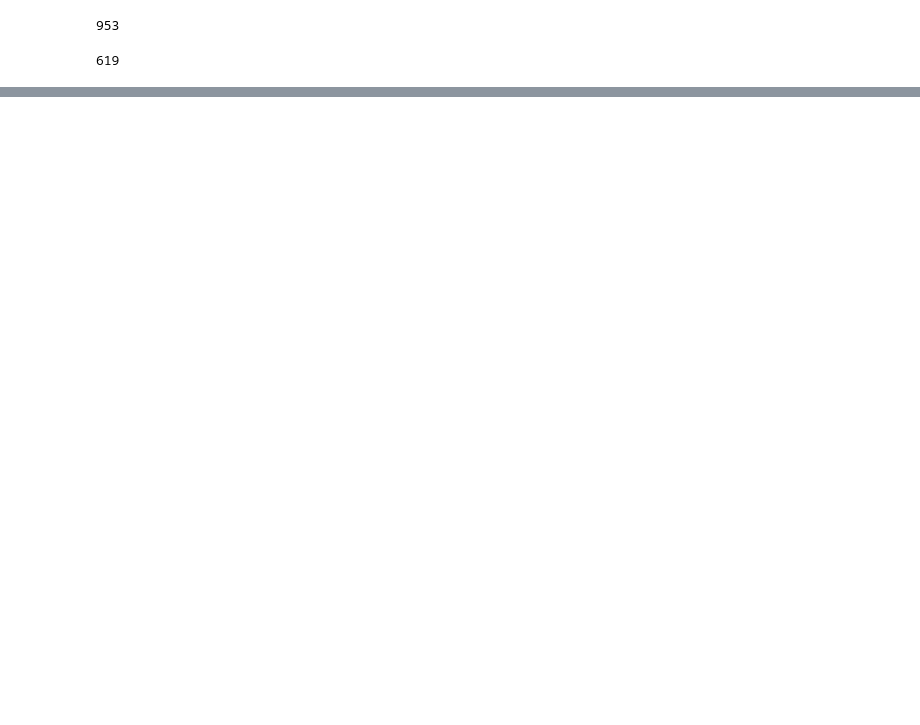
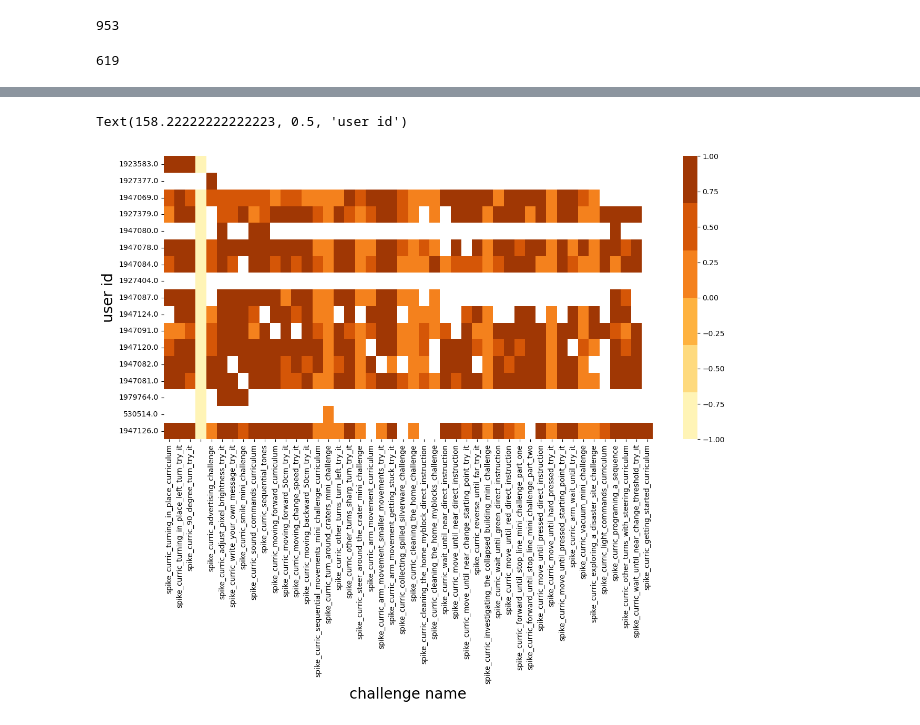
Before and after one commit to cmroboticsacademy/facilitate, a Jupyter notebook: episodes_vs_programs.ipynb, the cells around one changed output, grey strips where cells are left out. Drawn from its saved outputs; the diff is of its cells as text; code cells hidden in the pictures; blank space fills up the shorter version.

Commit message:
heatmap of struggle

```diff
--- a/episodes_vs_programs.ipynb
+++ b/episodes_vs_programs.ipynb
@@ -28,10 +29,16 @@ class Episode():
         self.passing = False
         self.programming_interface = pd.DataFrame()
         self.episode_data = pd.DataFrame()
-    def __init__(self, pi:pd.DataFrame, ed:pd.DataFrame, passing:bool):
+        self.program = ""
+        self.challenge_name = ""
+    def __init__(self, pi:pd.DataFrame, ed:pd.DataFrame, passing:bool, program_rep:str, challenge_name:str):
         self.passing = passing
         self.programming_interface = pi
         self.episode_data = ed
+        self.program = program_rep
+        self.challenge_name = challenge_name
+    def __str__(self):
+        return str(ed)
 # %%
 def parse_raw_data_frames(row:int) -> pd.DataFrame:
     frames = raw_data.frames[row]
@@ -106,0 +103,30 @@ other_actors
+# %%
+heatmap_ratio = pd.DataFrame() # rows are user id, columns are session, values are episode pass rate
+heatmap_tries = pd.DataFrame()
+# TODO: assumption is that user runs each challenge once
+
+for user_id, sessions_list in organized_sessions.items():
+    for i, session in enumerate(sessions_list):
+        if len(session) > 0:
+            challenge = session[0].challenge_name
+        else:
+            challenge = "no episodes"
+        num_unique_starts = 0
+        num_unique_passes = 0
+        for j, episode in enumerate(session):
+            if episode.program != "":
+                if num_unique_starts == 0:
+                    num_unique_starts += 1
+                    if episode.passing:
+                        num_unique_passes += 1
+                else:
+                    if episode.program != session[j-1].program:
+                        num_unique_starts += 1
+                        if episode.passing:
+                            num_unique_passes += 1
+        if num_unique_starts != 0:
+            heatmap_ratio.loc[user_id,challenge] = num_unique_passes / num_unique_starts
+
+        else:
+            heatmap_ratio.loc[user_id,challenge] = -1
+        heatmap_tries.loc[user_id,challenge] = num_unique_starts
@@ -106,0 +156,9 @@ other_actors
+# %%
+plt.figure(figsize=(15,7))
+p = sns.heatmap(heatmap_ratio,
+           cmap=sns.color_palette("YlOrBr"))
+p.set_xlabel("challenge name", fontsize = 20)
+p.set_ylabel("user id", fontsize = 20)
+# %% [output]
+Text(158.22222222222223, 0.5, 'user id')
+[figure, added]
```
Also changed, not shown: parts of 8 cells of this notebook.
